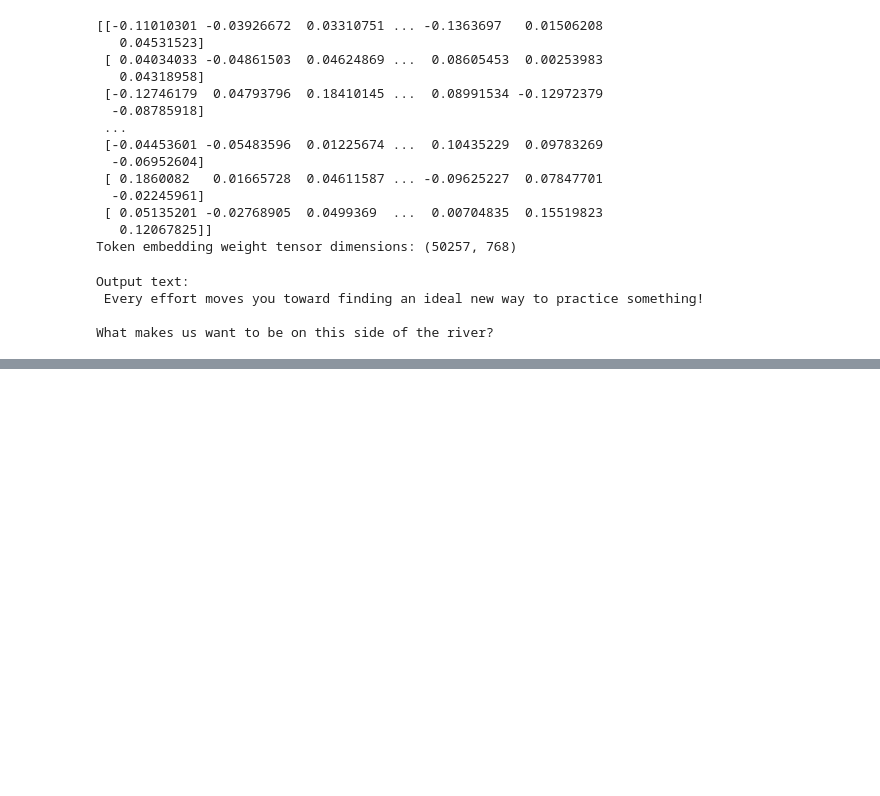
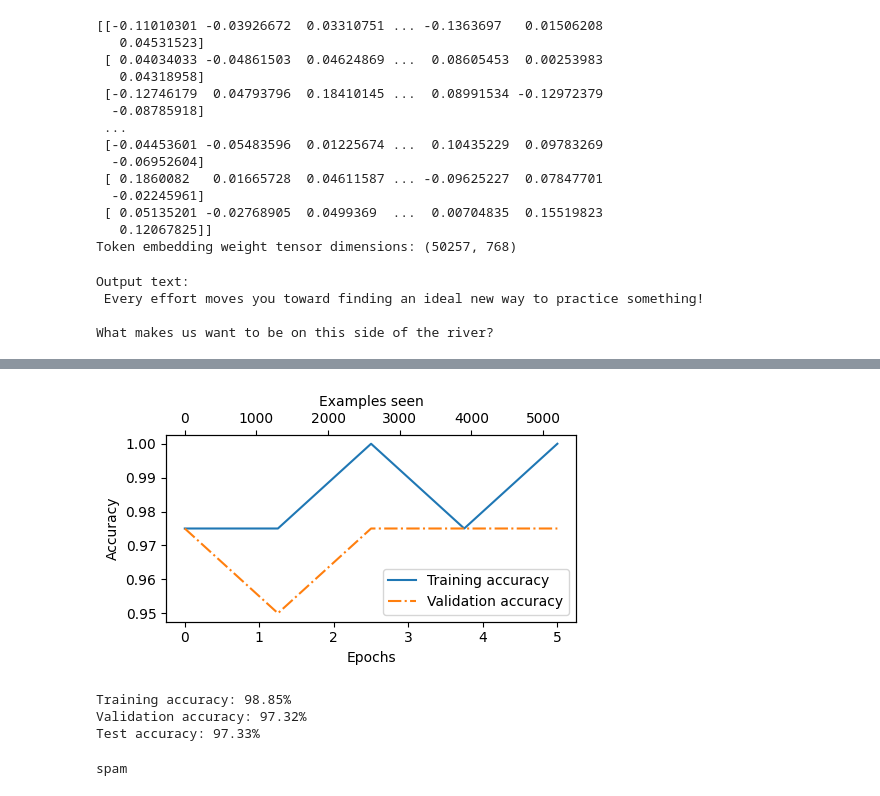
Before and after one commit to samratrajsharma/LLMs, a Jupyter notebook: Complete_GPT.ipynb, the cells around one changed output, grey strips where cells are left out. Saved outputs shown, nothing was run; the diff lists cells and outputs as text; code cells hidden in the pictures; blank space fills up the shorter version.

Commit message:
Model Trained Tested and GPT built successfully

```diff
--- a/Complete_GPT.ipynb
+++ b/Complete_GPT.ipynb
@@ -2724,0 +3097,4 @@ What makes us want to be on this side of the river?
+# %%
+logits = outputs[:, -1, :]
+label = torch.argmax(logits)
+print("Class label:", label.item())
@@ -2724,0 +3234,18 @@ What makes us want to be on this side of the river?
+# %%
+import time
+
+start_time = time.time()
+
+torch.manual_seed(123)
+
+optimizer = torch.optim.AdamW(model.parameters(), lr=5e-5, weight_decay=0.1)
+
+num_epochs = 5
+train_losses, val_losses, train_accs, val_accs, examples_seen = train_classifier_simple(
+    model, train_loader, val_loader, optimizer, device,
+    num_epochs=num_epochs, eval_freq=50, eval_iter=5,
+)
+
+end_time = time.time()
+execution_time_minutes = (end_time - start_time) / 60
+print(f"Training completed in {execution_time_minutes:.2f} minutes.")
@@ -2724,0 +3272,37 @@ What makes us want to be on this side of the river?
+# %%
+import matplotlib.pyplot as plt
+
+def plot_values(epochs_seen, examples_seen, train_values, val_values, label="loss"):
+    fig, ax1 = plt.subplots(figsize=(5, 3))
+
+    ax1.plot(epochs_seen, train_values, label=f"Training {label}")
+    ax1.plot(epochs_seen, val_values, linestyle="-.", label=f"Validation {label}")
+    ax1.set_xlabel("Epochs")
+    ax1.set_ylabel(label.capitalize())
+    ax1.legend()
+    ax2 = ax1.twiny()
+    ax2.plot(examples_seen, train_values, alpha=0)
+    ax2.set_xlabel("Examples seen")
+
+    fig.tight_layout()  # Adjust layout to make room
+    plt.savefig(f"{label}-plot.pdf")
+    plt.show()
+# %%
+epochs_tensor = torch.linspace(0, num_epochs, len(train_accs))
+examples_seen_tensor = torch.linspace(0, examples_seen, len(train_accs))
+
+plot_values(epochs_tensor, examples_seen_tensor, train_accs, val_accs, label="accuracy")
+# %% [output]
+[figure, added]
+# %%
+train_accuracy = calc_accuracy_loader(train_loader, model, device)
+val_accuracy = calc_accuracy_loader(val_loader, model, device)
+test_accuracy = calc_accuracy_loader(test_loader, model, device)
+
+print(f"Training accuracy: {train_accuracy*100:.2f}%")
+print(f"Validation accuracy: {val_accuracy*100:.2f}%")
+print(f"Test accuracy: {test_accuracy*100:.2f}%")
+# %% [output]
+Training accuracy: 98.85%
+Validation accuracy: 97.32%
+Test accuracy: 97.33%
@@ -2724,0 +3326,11 @@ What makes us want to be on this side of the river?
+# %%
+text_1 = (
+    "You are a winner you have been specially"
+    " selected to receive $1000 cash or a $2000 award."
+)
+
+print(classify_review(
+    text_1, model, tokenizer, device, max_length=train_dataset.max_length
+))
+# %% [output]
+spam
```
Also changed, not shown: parts of 79 cells of this notebook, 10 other files.
